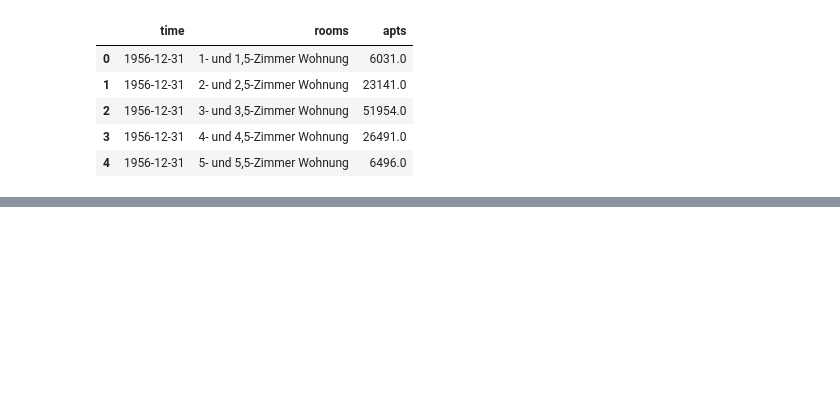
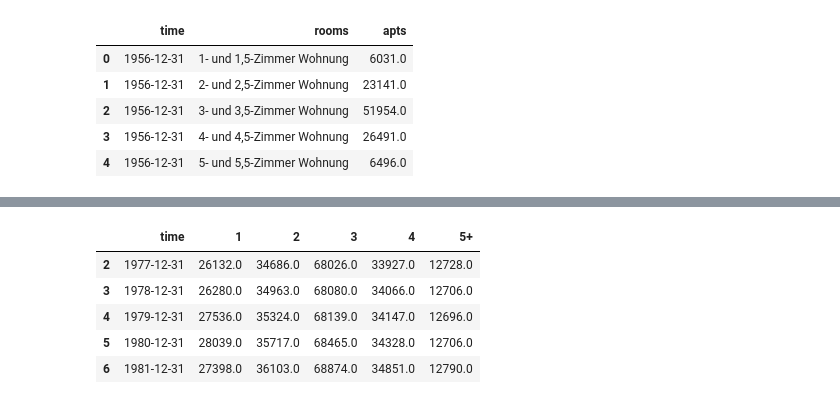
Before and after one commit to zazuko/notebooks, a Jupyter notebook: real_estate.ipynb, the cells around one changed output, grey strips where cells are left out. Drawn from its saved outputs; the diff is of its cells as text; code cells hidden in the pictures; blank space fills up the shorter version.

```diff
--- a/real_estate.ipynb
+++ b/real_estate.ipynb
@@ -309,18 +308,3 @@ df.head()
 | 2 | 1956-12-31 | 3- und 3,5-Zimmer Wohnung | 51954.0 |
 | 3 | 1956-12-31 | 4- und 4,5-Zimmer Wohnung | 26491.0 |
 | 4 | 1956-12-31 | 5- und 5,5-Zimmer Wohnung | 6496.0 |
-# %%
-# TODO:
-# * simplify column names
-# * group them together
-# * treat NaN
-
-#df["share"] = df[["time", "apts"]].groupby(["time"]).transform(lambda x: (x / x.sum()))
-
-df = pd.pivot_table(df, index="time", columns="rooms", values="apts")
-#df.dropna(inplace=True)
-
-df = df[df.columns[np.argsort(-df.iloc[0,])]]
-df = df.reset_index().rename_axis(None, axis=1)
-
-df
@@ -349,0 +311,26 @@ fig.show()
+# %%
+def rename_rooms(x):
+
+    elements = x.split("- und ")
+    if elements[1] == "mehr-Zimmer Wohnung":
+        return elements[0] + "+"
+    else:
+        return elements [0]
+
+
+df.rooms = df.rooms.apply(rename_rooms)
+df = pd.pivot_table(df, index="time", columns="rooms", values="apts")
+
+# Data cleaning
+df["5+"][df["5+"].isna()] = df["5"][df["5+"].isna()] + df["6+"][df["5+"].isna()]
+df = df[["1", "2", "3", "4", "5+"]].reset_index().rename_axis(None, axis=1)
+df = df.fillna(method="ffill")
+df = df[df.time >= datetime.date(1977,1,1)]
+df.head()
+# %% [output]
+|  | time | 1 | 2 | 3 | 4 | 5+ |
+| 2 | 1977-12-31 | 26132.0 | 34686.0 | 68026.0 | 33927.0 | 12728.0 |
+| 3 | 1978-12-31 | 26280.0 | 34963.0 | 68080.0 | 34066.0 | 12706.0 |
+| 4 | 1979-12-31 | 27536.0 | 35324.0 | 68139.0 | 34147.0 | 12696.0 |
+| 5 | 1980-12-31 | 28039.0 | 35717.0 | 68465.0 | 34328.0 | 12706.0 |
+| 6 | 1981-12-31 | 27398.0 | 36103.0 | 68874.0 | 34851.0 | 12790.0 |
```
Also changed, not shown: parts of 6 cells of this notebook, 4 other files.
